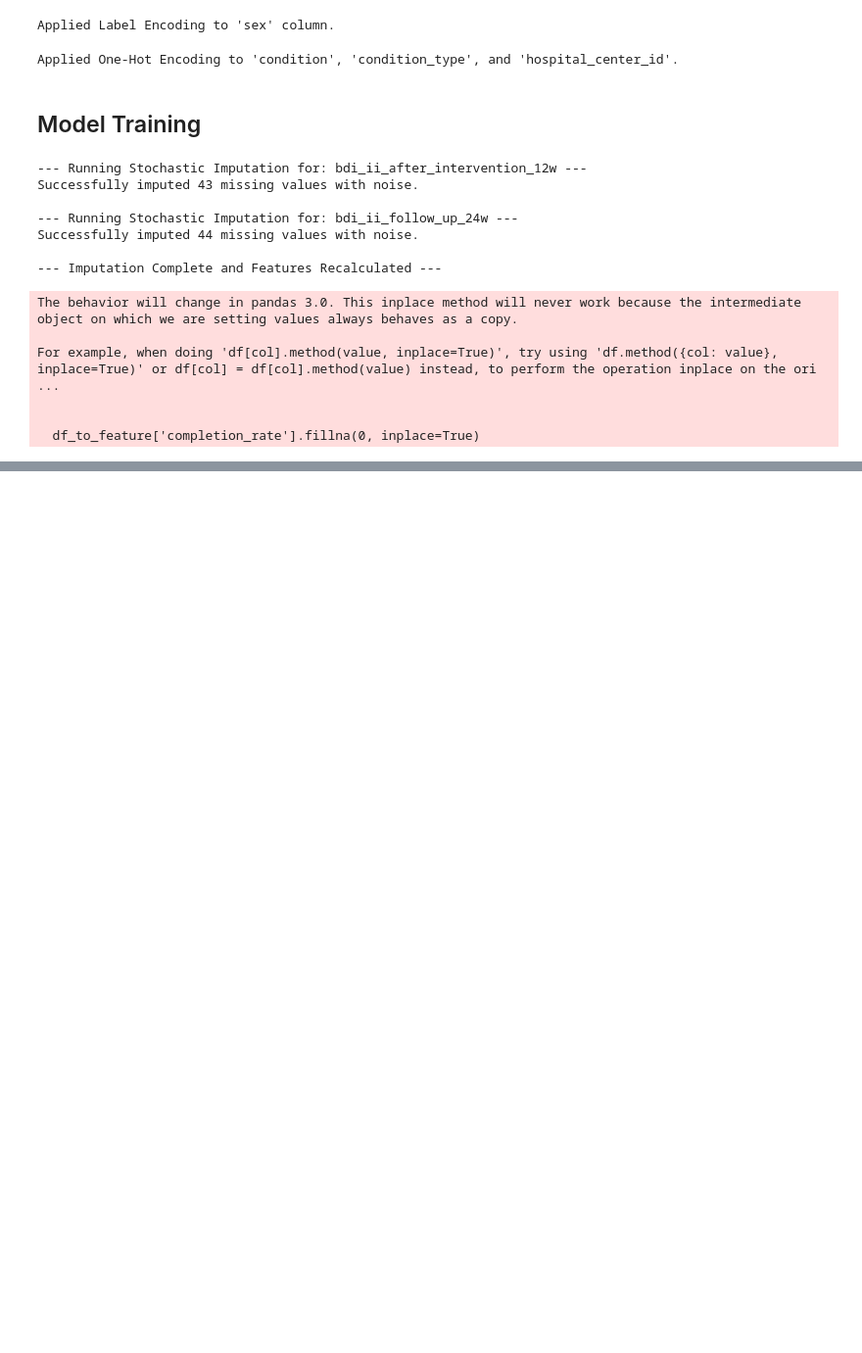
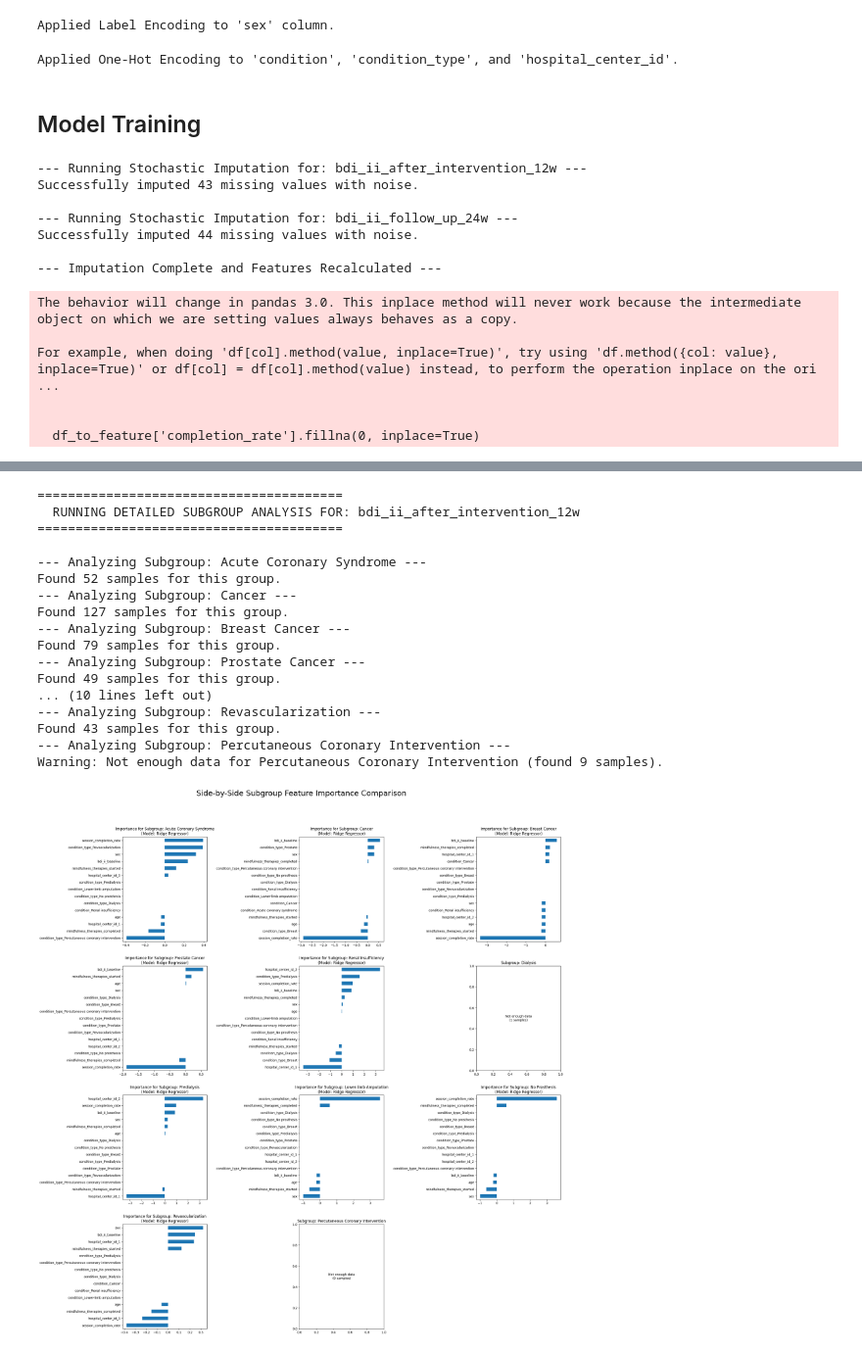
Before and after one commit to jawadchy2150/BHI-2025-Team_Blackout-track1, a Jupyter notebook: main_with_imputation.ipynb, the cells around one changed output, grey strips where cells are left out. Shown at 98% size. Cells and saved outputs as stored; diff of their text form; code cells hidden in the pictures; blank space fills up the shorter version.

Commit message:
disease specific analysis

```diff
--- a/main_with_imputation.ipynb
+++ b/main_with_imputation.ipynb
@@ -354,3 +476,24 @@ BEST MODEL: Ridge Regression with RMSE: 5.3580
+# %%
+run_subgroup_analysis(df_final, 'bdi_ii_after_intervention_12w')
+# %% [output]
+========================================
+  RUNNING DETAILED SUBGROUP ANALYSIS FOR: bdi_ii_after_intervention_12w
+========================================
+
+--- Analyzing Subgroup: Acute Coronary Syndrome ---
+Found 52 samples for this group.
+--- Analyzing Subgroup: Cancer ---
+Found 127 samples for this group.
+--- Analyzing Subgroup: Breast Cancer ---
+Found 79 samples for this group.
+--- Analyzing Subgroup: Prostate Cancer ---
+Found 49 samples for this group.
+... (10 lines left out)
+--- Analyzing Subgroup: Revascularization ---
+Found 43 samples for this group.
+--- Analyzing Subgroup: Percutaneous Coronary Intervention ---
+Warning: Not enough data for Percutaneous Coronary Intervention (found 9 samples).
+[figure, added]
 # %%
 final_train_and_evaluate(df_final, 'bdi_ii_follow_up_24w')
 # %% [output]
```
Also changed, not shown: parts of 7 cells of this notebook, 3 other files.
